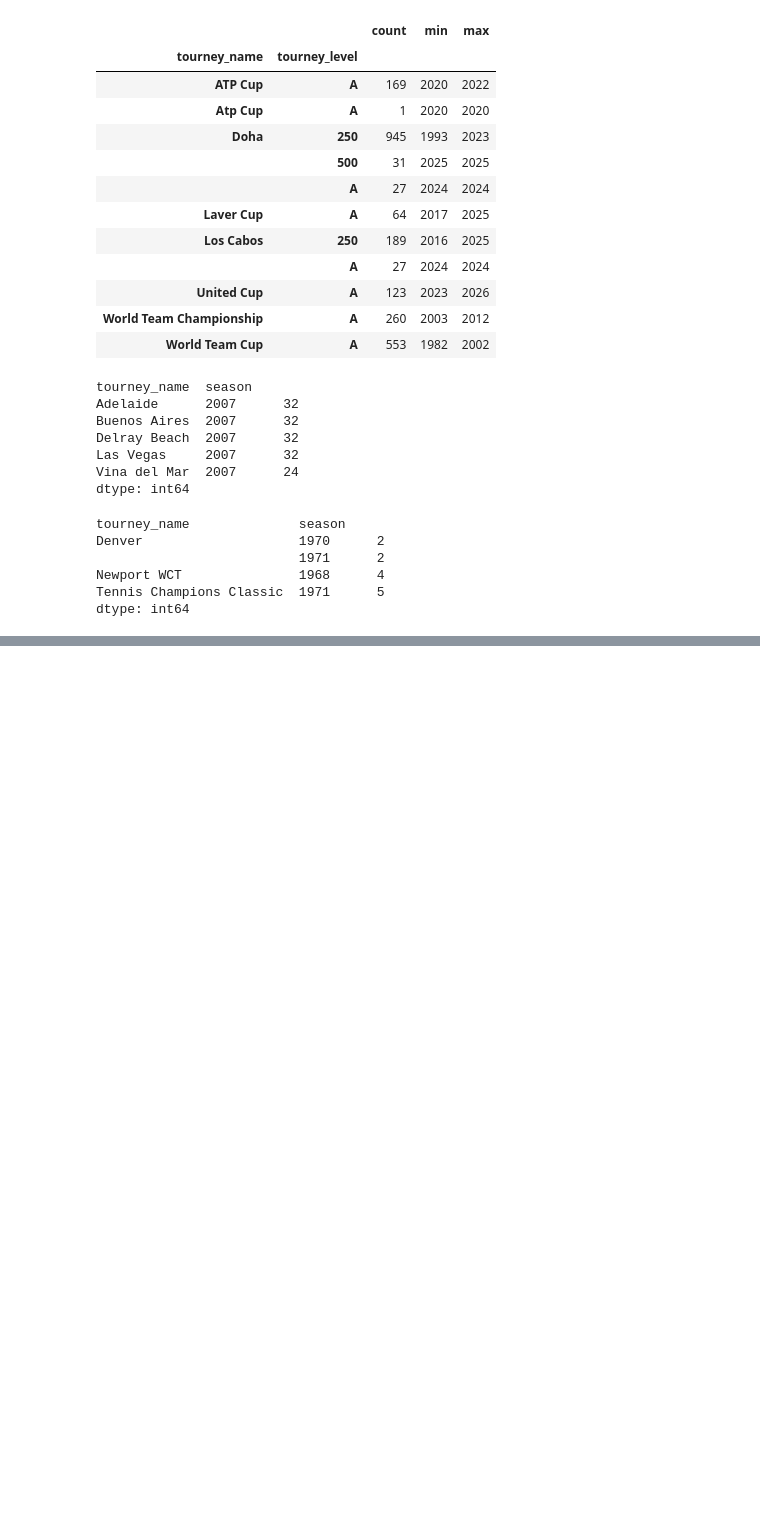
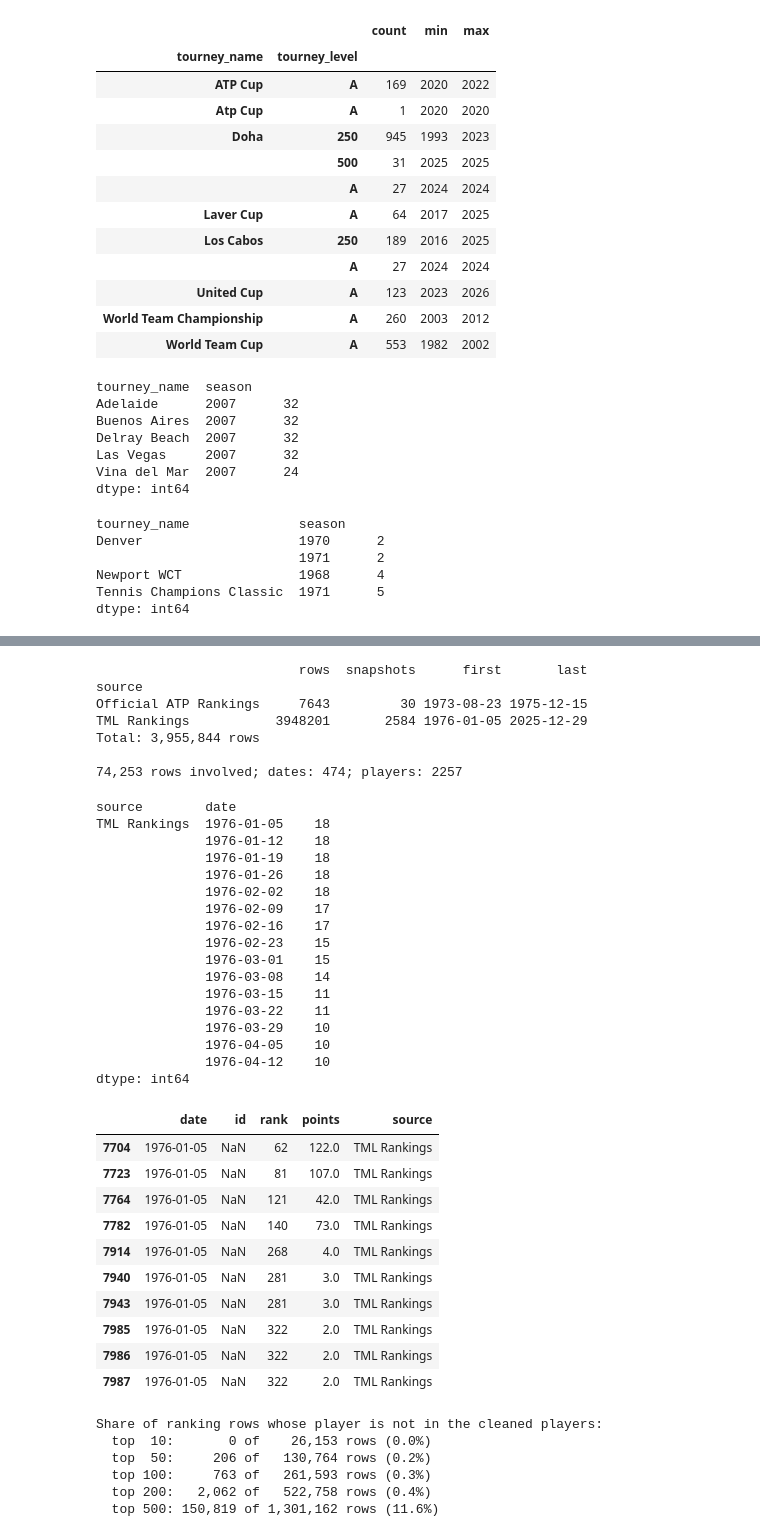
Before and after one commit to xavipena-data/atp-tennis-dashboard, a Jupyter notebook: notebooks/01_data_profiling.ipynb, the cells around one changed output, grey strips where cells are left out. Saved outputs shown, nothing was run; the diff lists cells and outputs as text; code cells hidden in the pictures; blank space fills up the shorter version.

```diff
--- a/notebooks/01_data_profiling.ipynb
+++ b/notebooks/01_data_profiling.ipynb
@@ -673,3 +755,67 @@ display(dup.sort_values(["tourney_id", "round", "winner_id"])
 | 172557 | Gijon | 2022 | R32 | Tommy Paul | Martin Landaluce | 6-3 6-0 | 5.0 |
 | 178725 | Dubai | 2025 | R32 | Luca Nardi | Marton Fucsovics | 1-6 6-2 6-3 | 10.0 |
 | 178726 | Dubai | 2025 | R32 | Luca Nardi | Marton Fucsovics | 1-6 6-2 6-3 | 11.0 |
+# %%
+import sys
+sys.path.append(str(ROOT / "src"))
+from clean_rankings import load_rankings
+
+INTERIM = ROOT / "data" / "interim"
+rankings = load_rankings()
+
+# 1) duplicated (date, id)
+dup = rankings[rankings.duplicated(["date", "id"], keep=False)]
+print(f"\n{len(dup):,} rows involved; dates: {dup['date'].nunique()}; players: {dup['id'].nunique()}")
+display(dup.groupby(["source", "date"]).size().head(15))
+display(dup.sort_values(["date", "id"]).head(10))
+
+# 2) missing players by rank cutoff
+players = pd.read_csv(INTERIM / "players_clean.csv", usecols=["id"], dtype={"id": str})
+missing = ~rankings["id"].isin(players["id"])
+print("\nShare of ranking rows whose player is not in the cleaned players:")
+for top in (10, 50, 100, 200, 500):
+    in_top = rankings["rank"] <= top
+    print(f"  top {top:>3}: {(missing & in_top).sum():>7,} of {in_top.sum():>9,} rows "
+          f"({(missing & in_top).sum() / in_top.sum():.1%})")
+# %% [output]
+                          rows  snapshots      first       last
+source
+Official ATP Rankings     7643         30 1973-08-23 1975-12-15
+TML Rankings           3948201       2584 1976-01-05 2025-12-29
+Total: 3,955,844 rows
+
+74,253 rows involved; dates: 474; players: 2257
+source        date
+TML Rankings  1976-01-05    18
+              1976-01-12    18
+              1976-01-19    18
+              1976-01-26    18
+              1976-02-02    18
+              1976-02-09    17
+              1976-02-16    17
+              1976-02-23    15
+              1976-03-01    15
+              1976-03-08    14
+              1976-03-15    11
+              1976-03-22    11
+              1976-03-29    10
+              1976-04-05    10
+              1976-04-12    10
+dtype: int64
+|  | date | id | rank | points | source |
+| 7704 | 1976-01-05 | NaN | 62 | 122.0 | TML Rankings |
+| 7723 | 1976-01-05 | NaN | 81 | 107.0 | TML Rankings |
+| 7764 | 1976-01-05 | NaN | 121 | 42.0 | TML Rankings |
+| 7782 | 1976-01-05 | NaN | 140 | 73.0 | TML Rankings |
+| 7914 | 1976-01-05 | NaN | 268 | 4.0 | TML Rankings |
+| 7940 | 1976-01-05 | NaN | 281 | 3.0 | TML Rankings |
+| 7943 | 1976-01-05 | NaN | 281 | 3.0 | TML Rankings |
+| 7985 | 1976-01-05 | NaN | 322 | 2.0 | TML Rankings |
+| 7986 | 1976-01-05 | NaN | 322 | 2.0 | TML Rankings |
+| 7987 | 1976-01-05 | NaN | 322 | 2.0 | TML Rankings |
+Share of ranking rows whose player is not in the cleaned players:
+  top  10:       0 of    26,153 rows (0.0%)
+  top  50:     206 of   130,764 rows (0.2%)
+  top 100:     763 of   261,593 rows (0.3%)
+  top 200:   2,062 of   522,758 rows (0.4%)
+  top 500: 150,819 of 1,301,162 rows (11.6%)
```
Also changed, not shown: parts of 7 cells of this notebook, 2 other files.
